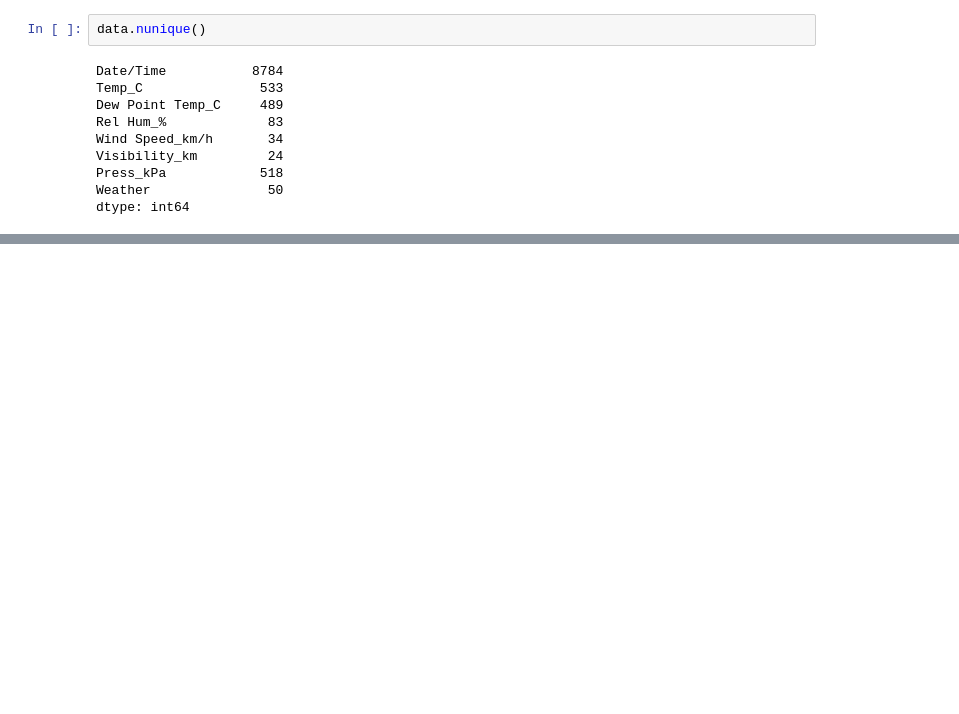
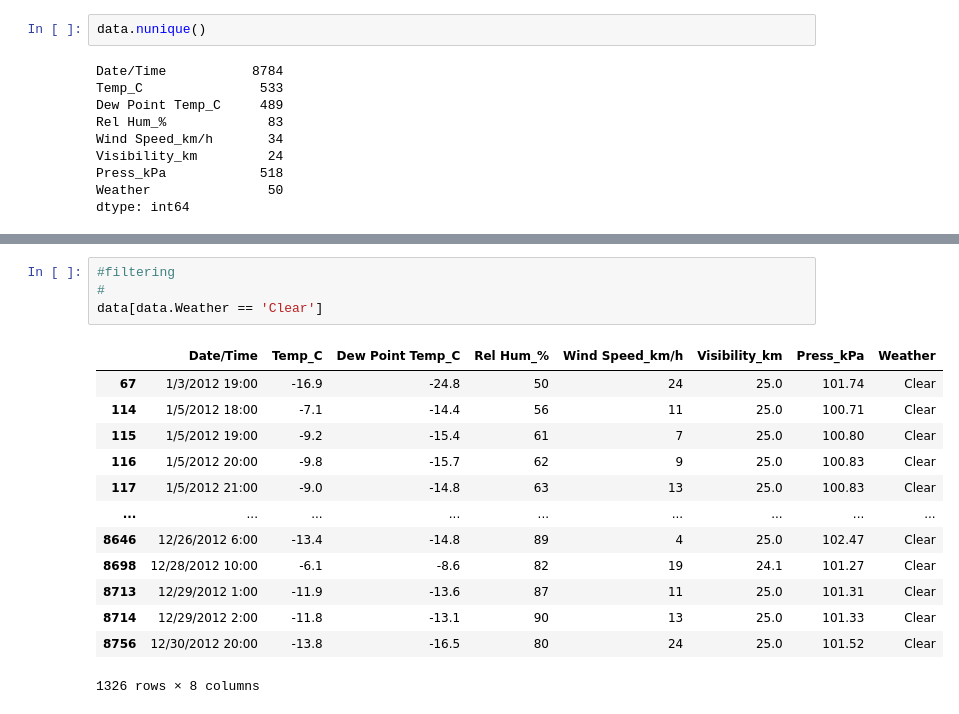
Before and after one commit to JunaidAshraf05/Data-Analysis, a Jupyter notebook: 1.ipynb, the cells around one changed output, grey strips where cells are left out. Drawn from its saved outputs; the diff is of its cells as text; blank space fills up the shorter version.

Commit message:
data

```diff
--- a/1.ipynb
+++ b/1.ipynb
@@ -214,0 +238,18 @@ Name: Wind Speed_km/h, Length: 8784, dtype: int64>
+# %%
+#filtering
+#
+data[data.Weather == 'Clear']
+# %% [output]
+|  | Date/Time | Temp_C | Dew Point Temp_C | Rel Hum_% | Wind Speed_km/h | Visibility_km | Press_kPa | Weather |
+| 67 | 1/3/2012 19:00 | -16.9 | -24.8 | 50 | 24 | 25.0 | 101.74 | Clear |
+| 114 | 1/5/2012 18:00 | -7.1 | -14.4 | 56 | 11 | 25.0 | 100.71 | Clear |
+| 115 | 1/5/2012 19:00 | -9.2 | -15.4 | 61 | 7 | 25.0 | 100.80 | Clear |
+| 116 | 1/5/2012 20:00 | -9.8 | -15.7 | 62 | 9 | 25.0 | 100.83 | Clear |
+| 117 | 1/5/2012 21:00 | -9.0 | -14.8 | 63 | 13 | 25.0 | 100.83 | Clear |
+| ... | ... | ... | ... | ... | ... | ... | ... | ... |
+| 8646 | 12/26/2012 6:00 | -13.4 | -14.8 | 89 | 4 | 25.0 | 102.47 | Clear |
+| 8698 | 12/28/2012 10:00 | -6.1 | -8.6 | 82 | 19 | 24.1 | 101.27 | Clear |
+| 8713 | 12/29/2012 1:00 | -11.9 | -13.6 | 87 | 11 | 25.0 | 101.31 | Clear |
+| 8714 | 12/29/2012 2:00 | -11.8 | -13.1 | 90 | 13 | 25.0 | 101.33 | Clear |
+| 8756 | 12/30/2012 20:00 | -13.8 | -16.5 | 80 | 24 | 25.0 | 101.52 | Clear |
+1326 rows × 8 columns
```
Also changed, not shown: parts of 10 cells of this notebook.
